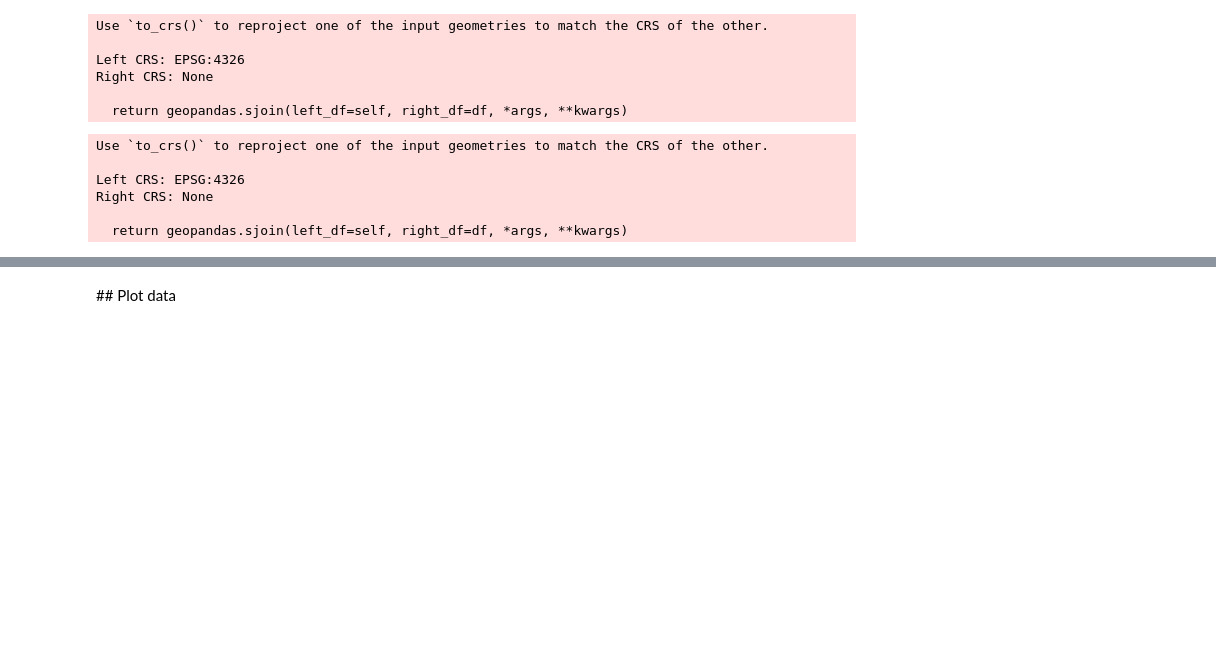
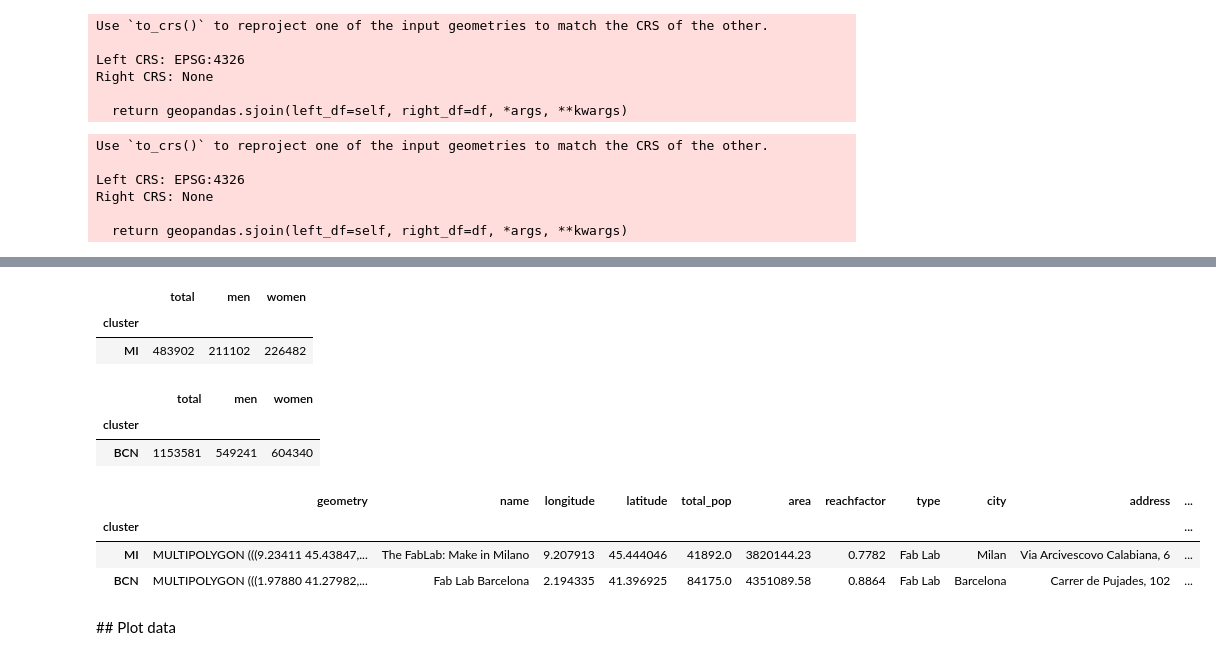
Before and after one commit to openp2pdesign/labs_access_analysis, a Jupyter notebook: 06_Population_facebook_data_no_overlaps.ipynb, the cells around one changed output, grey strips where cells are left out. Saved outputs shown, nothing was run; the diff lists cells and outputs as text; code cells hidden in the pictures; blank space fills up the shorter version.

```diff
--- a/06_Population_facebook_data_no_overlaps.ipynb
+++ b/06_Population_facebook_data_no_overlaps.ipynb
@@ -335,0 +277,12 @@ area_total_esp.explore()
+# %%
+area_total_ita[["total", "men", "women"]]
+# %% [output]
+|  | total | men | women |
+| cluster |  |  |  |
+| MI | 483902 | 211102 | 226482 |
+# %%
+area_total_esp[["total", "men", "women"]]
+# %% [output]
+|  | total | men | women |
+| cluster |  |  |  |
+| BCN | 1153581 | 549241 | 604340 |
@@ -336,3 +291,10 @@ area_total_esp.explore()
+# %%
+area_total_both
+# %% [output]
+|  | geometry | name | longitude | latitude | total_pop | area | reachfactor | type | city | address | ... |
+| cluster |  |  |  |  |  |  |  |  |  |  | ... |
+| MI | MULTIPOLYGON (((9.23411 45.43847,... | The FabLab: Make in Milano | 9.207913 | 45.444046 | 41892.0 | 3820144.23 | 0.7782 | Fab Lab | Milan | Via Arcivescovo Calabiana, 6 | ... |
+| BCN | MULTIPOLYGON (((1.97880 41.27982,... | Fab Lab Barcelona | 2.194335 | 41.396925 | 84175.0 | 4351089.58 | 0.8864 | Fab Lab | Barcelona | Carrer de Pujades, 102 | ... |
 # %% [markdown]
 ## Plot data
 # %%
```
Also changed, not shown: parts of 32 cells of this notebook, 2 other files.
